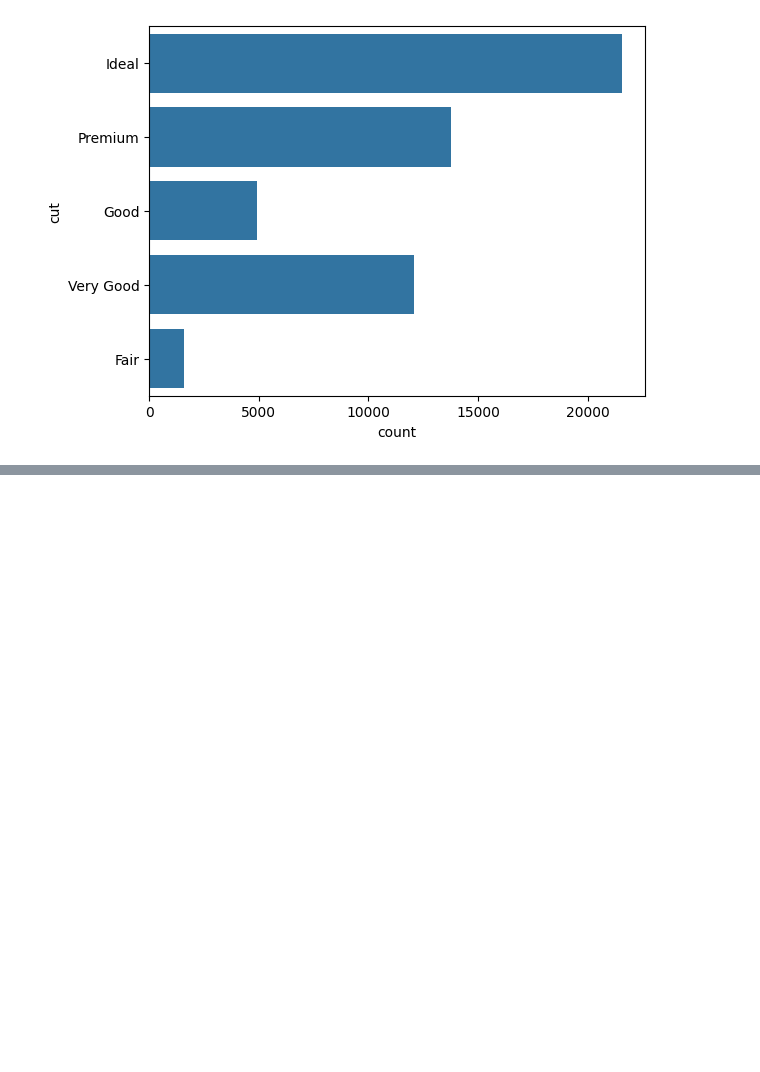
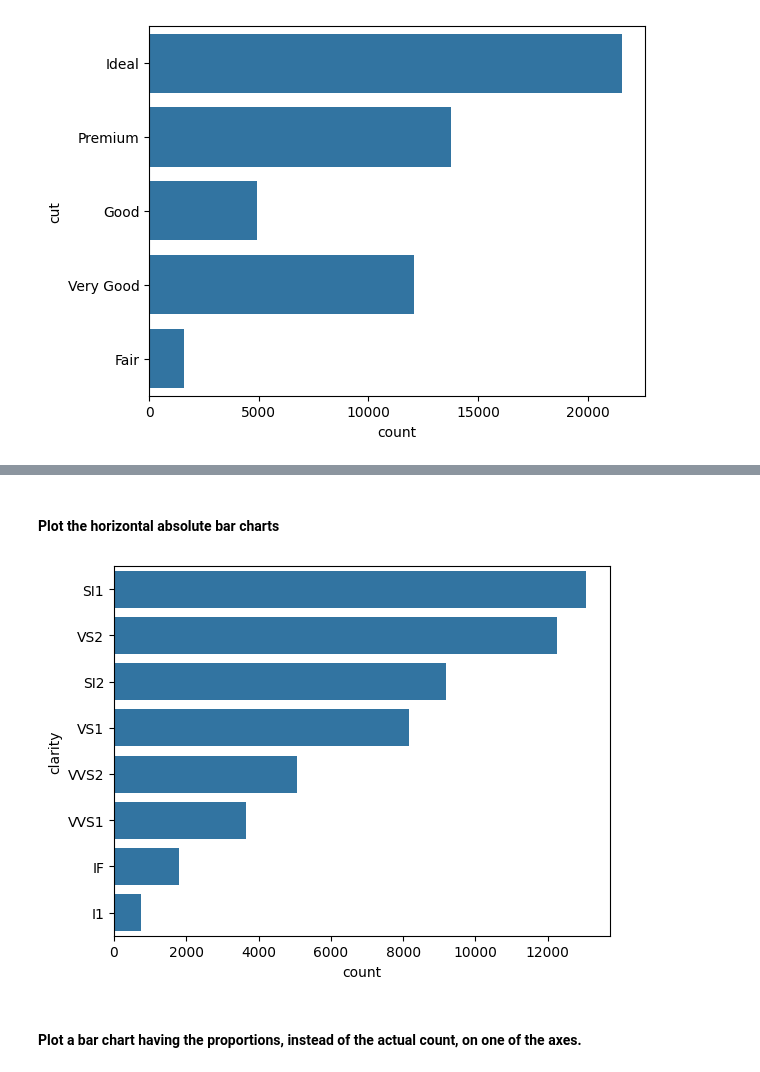
Before and after one commit to sondosaabed/Data-Visualization-with-Matplotlib-and-Seaborn, a Jupyter notebook: L3-Univariate-Exploration-of-Data.ipynb, the cells around one changed output, grey strips where cells are left out. Cells and saved outputs as stored; diff of their text form; code cells hidden in the pictures; blank space fills up the shorter version.

Commit message:
Add Absolute vs. Relative Frequency lesson with examples

```diff
--- a/L3-Univariate-Exploration-of-Data.ipynb
+++ b/L3-Univariate-Exploration-of-Data.ipynb
@@ -135,0 +141,16 @@ sns.countplot(data=df, y='cut', color='tab:blue');
+# %% [markdown]
+#### Plot the horizontal absolute bar charts
+# %%
+## Count the frequency of unique values in the `clarity` column.
+## By default, returns the decreasing order of the frequency.
+clarity_counts = df['clarity'].value_counts()
+clarity_counts
+
+## Get the unique values of the `clarity` column, in the decreasing order of the frequency.
+order = clarity_counts.index
+# %%
+sns.countplot(data=df, y='clarity', color='tab:blue', order=order);
+# %% [output]
+[figure, added]
+# %% [markdown]
+#### Plot a bar chart having the proportions, instead of the actual count, on one of the axes.
```
Also changed, not shown: parts of 3 cells of this notebook.
